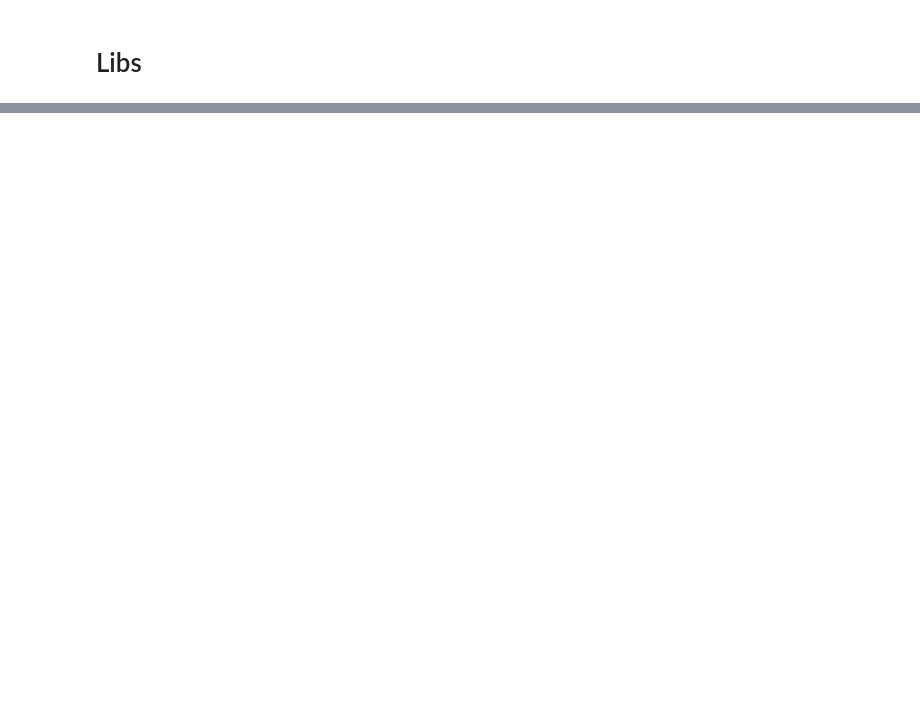
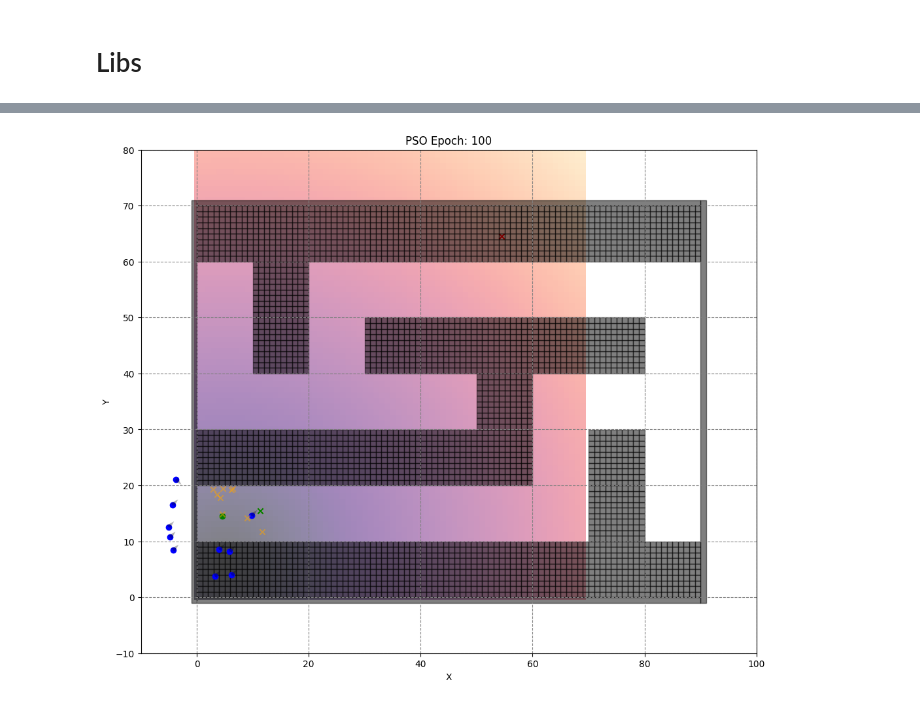
Before and after one commit to jp-turra/diff_swarm_robot, a Jupyter notebook: simulation.ipynb, the cells around one changed output, grey strips where cells are left out. Drawn from its saved outputs; the diff is of its cells as text; code cells hidden in the pictures; blank space fills up the shorter version.

```diff
--- a/simulation.ipynb
+++ b/simulation.ipynb
@@ -396,0 +447,8 @@ pso.mem
+# %%
+pso.run(end_condition_checker=end_condition, timeout_epochs=100)
+# pso.run(epochs=500)
+
+best_cost = [cost_function(x) for x in pso.X]
+best_index = np.argmin(best_cost)
+print(f"Best particle cost: {best_cost[best_index]}")
+print(f"Best particle position: {pso.X[best_index]}")
@@ -397,12 +473,22 @@ pso.mem
 # %%
-fig, ax = plt.subplots(figsize=(10, 10))
-ax.scatter(TARGET[0], TARGET[1], color='red', marker='x')
-ax.set_xlim(-10, 100)
-ax.set_ylim(-10, 100)
+cost_map = np.ones((width, height))
+
+for i in range(width):
+    for j in range(height):
+        cost_map[i, j] = euclidean_distance(np.array([i, j]), TARGET_SCALED)
+
+fig, ax = plt.subplots(figsize=(15, 10))
+ax.scatter(target[0], target[1], color='red', marker='x')
+ax.scatter(start[0], start[1], color='green', marker='o')
+ax.set_xlim(-10, width + 10)
+ax.set_ylim(-10, height + 10)
+ax.imshow(cost_map, cmap='magma', interpolation='nearest', alpha=0.5)
 
 # pso.plot(ax)
 # plt.savefig('pso.png')
 
 anim = pso.display(fig, ax, interval=10)
 anim.save('pso.gif', writer='pillow')
+
+plt.show()
 # %% [output]
@@ -410,0 +495 @@ anim.save('pso.gif', writer='pillow')
+[figure, added]
```
Also changed, not shown: parts of 10 cells of this notebook, 2 other files.
